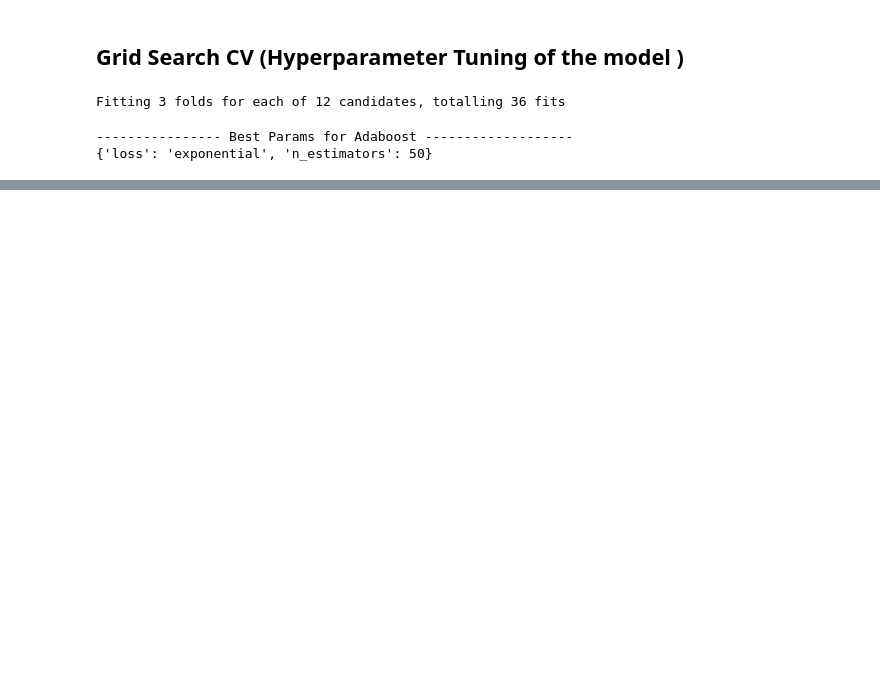
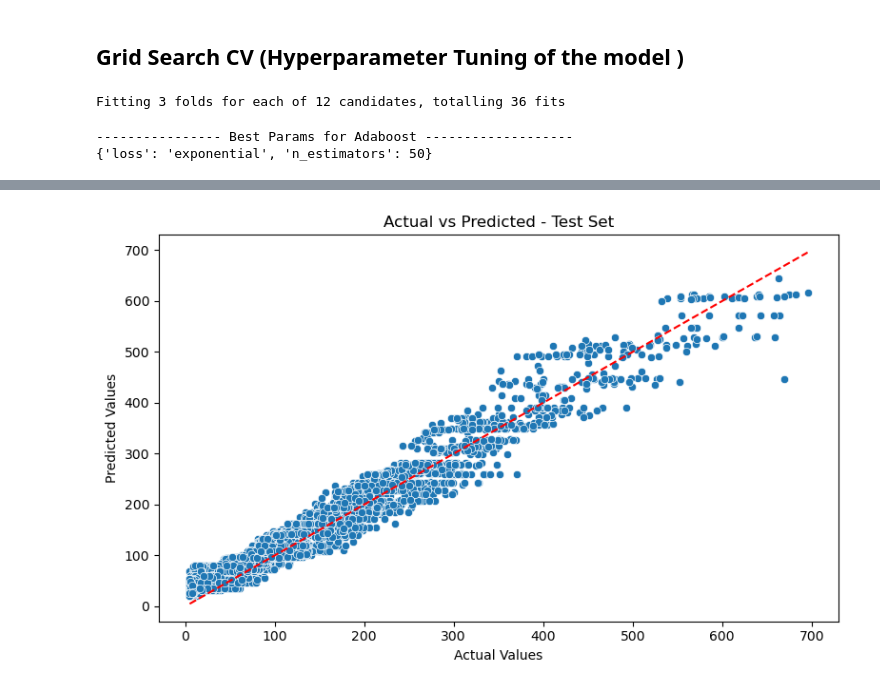
Before and after one commit to Amanarun2907/CADCS---Charging-Time-Prediction-for-Battery-Electric-Vehicles-BEVs-using-Time-Series-Methods, a Jupyter notebook: Models/adaboost_algorithm.ipynb, the cells around one changed output, grey strips where cells are left out. Saved outputs shown, nothing was run; the diff lists cells and outputs as text; code cells hidden in the pictures; blank space fills up the shorter version.

```diff
--- a/Models/adaboost_algorithm.ipynb
+++ b/Models/adaboost_algorithm.ipynb
@@ -346,0 +395,19 @@ with open(r"../Saving The Model Results/Adaboost_model.pkl", "wb") as file:
+# %%
+import matplotlib.pyplot as plt
+import seaborn as sns
+
+# Ensure both are 1D
+y_test_1d = y_test.squeeze()
+y_test_pred_1d = y_test_pred.squeeze()
+
+# Plot
+plt.figure(figsize=(8, 5))
+sns.scatterplot(x=y_test_1d, y=y_test_pred_1d)
+plt.plot([y_test_1d.min(), y_test_1d.max()], [y_test_1d.min(), y_test_1d.max()], 'r--')
+plt.xlabel("Actual Values")
+plt.ylabel("Predicted Values")
+plt.title("Actual vs Predicted - Test Set")
+plt.tight_layout()
+plt.show()
+# %% [output]
+[figure, added]
```
Also changed, not shown: parts of 8 cells of this notebook, 1 other file.
